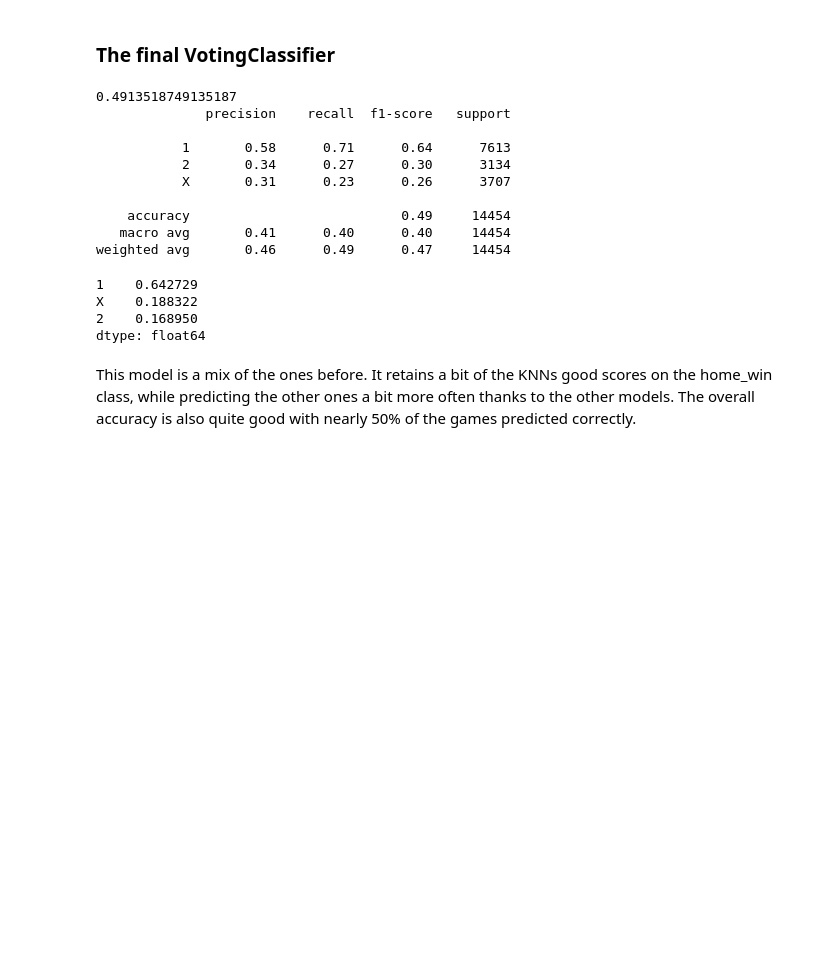
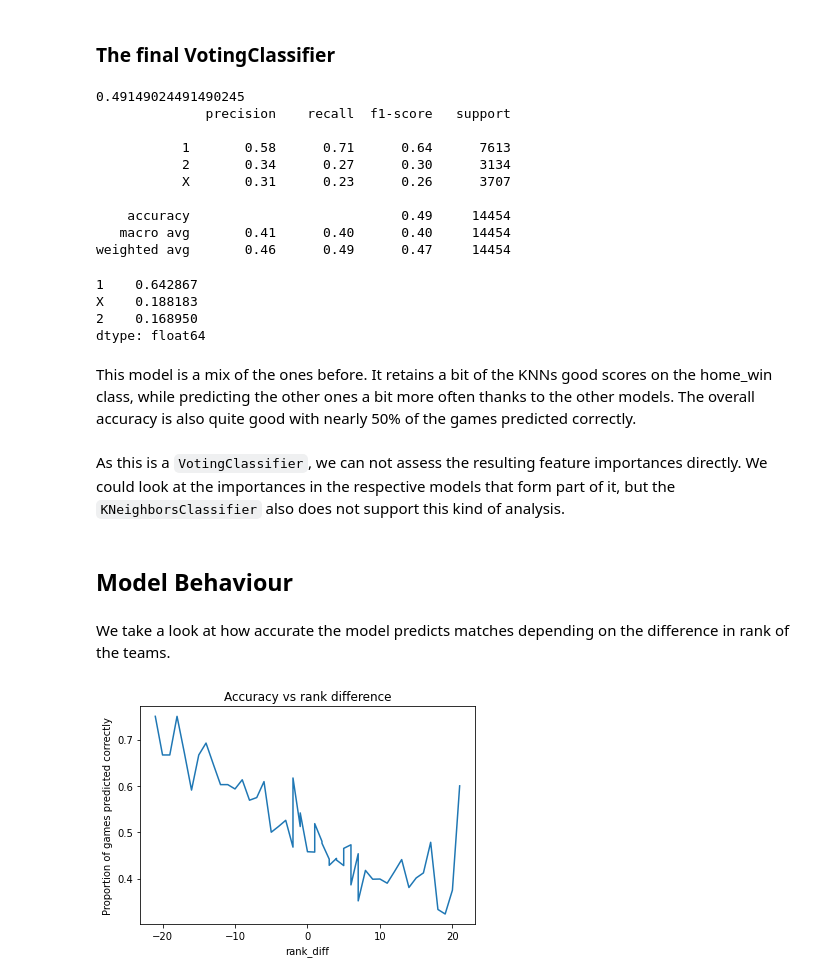
Before and after one commit to jannik-j/la-quiniela, a Jupyter notebook: analysis/ModelAnalysis.ipynb, the cells around one changed output. Cells and saved outputs as stored; diff of their text form; code cells hidden in the pictures; blank space fills up the shorter version.

```diff
--- a/analysis/ModelAnalysis.ipynb
+++ b/analysis/ModelAnalysis.ipynb
@@ -153,9 +166,8 @@ df_features = df_features[['season','division','matchday','home_team','away_team
 # %% [markdown]
 To not execute all the feature extraction again when training the model, we save the file in a sqlite database. This allows us to select specific parts of the data (for example specific seasons) more easily than a csv format.
 # %%
-con = sqlite3.connect('../laliga_features.sqlite')
-df_features.to_sql('Matches', con, if_exists='replace', index=False)
-con.close()
+with sqlite3.connect("../laliga_features.sqlite") as con:
+    df_features.to_sql("Matches", con, if_exists="replace", index=False)
 # %% [markdown]
 ## Training the Model
 # %% [markdown]
@@ -193,7 +216,9 @@ X_scaled = scaler.transform(X)
 # %% [markdown]
 To be able to test the model's behaviour on unseen data after training, we split our dataset in train- and test data.
 # %%
-X_train, X_test, y_train, y_test = train_test_split(X_scaled, y, test_size=0.3, random_state = 20)
+X_train, X_test, y_train, y_test = train_test_split(
+    X_scaled, y, test_size=0.3, random_state=20
+)
 # %% [markdown]
 ### KNN Classifier
 # %% [markdown]
@@ -297,23 +322,21 @@ Here, the recall scores on the underrepresented classes are better than before,
 # %% [markdown]
 ### The final VotingClassifier
 # %%
-knn = KNeighborsClassifier(n_neighbors=8, weights='distance' )
-dt = DecisionTreeClassifier(max_depth=3, class_weight='balanced', random_state=20)
-dt_2 = DecisionTreeClassifier(max_depth=3, class_weight='balanced', random_state=10)
-adb = AdaBoostClassifier(base_estimator=dt_2 , n_estimators=400)
+knn = KNeighborsClassifier(n_neighbors=8, weights="distance")
+dt = DecisionTreeClassifier(max_depth=3, class_weight="balanced", random_state=20)
+dt_2 = DecisionTreeClassifier(max_depth=3, class_weight="balanced", random_state=10)
+adb = AdaBoostClassifier(base_estimator=dt_2, n_estimators=400)
 
-classifiers = [('k nearest',knn),
-              ('Decision Tree', dt),
-              ('Ada', adb)]
+classifiers = [("k nearest", knn), ("Decision Tree", dt), ("Ada", adb)]
 
 vc = VotingClassifier(estimators=classifiers)
-vc.fit(X_train,y_train)
+vc.fit(X_train, y_train)
 y_pred_vote = vc.predict(X_test)
 print(accuracy_score(y_test, y_pred_vote))
 print(classification_report(y_test, y_pred_vote))
 pd.Series(y_pred_vote).value_counts(normalize=True)
 # %% [output]
-0.4913518749135187
+0.49149024491490245
               precision    recall  f1-score   support
 
            1       0.58      0.71      0.64      7613
@@ -323,9 +346,27 @@ pd.Series(y_pred_vote).value_counts(normalize=True)
     accuracy                           0.49     14454
    macro avg       0.41      0.40      0.40     14454
 weighted avg       0.46      0.49      0.47     14454
-1    0.642729
-X    0.188322
+1    0.642867
+X    0.188183
 2    0.168950
 dtype: float64
 # %% [markdown]
 This model is a mix of the ones before. It retains a bit of the KNNs good scores on the home_win class, while predicting the other ones a bit more often thanks to the other models. The overall accuracy is also quite good with nearly 50% of the games predicted correctly.
+# %% [markdown]
+As this is a `VotingClassifier`, we can not assess the resulting feature importances directly. We could look at the importances in the respective models that form part of it, but the `KNeighborsClassifier` also does not support this kind of analysis.
+# %% [markdown]
+## Model Behaviour
+# %% [markdown]
+We take a look at how accurate the model predicts matches depending on the difference in rank of the teams.
+# %%
+df_test = pd.DataFrame(scaler.inverse_transform(X_test), columns=features)
+df_test["rank_diff"] = df_test["home_rank"] - df_test["away_rank"]
+df_test["pred"] = y_pred_vote
+df_test["correct"] = (y_test == y_pred_vote).to_numpy()
+# %%
+ax = df_test.groupby('rank_diff').mean()['correct'].plot(
+    ylabel='Proportion of games predicted correctly',
+    title='Accuracy vs rank difference'
+    )
+# %% [output]
+[figure, added]
```
Also changed, not shown: parts of 23 cells of this notebook, 11 other files.
